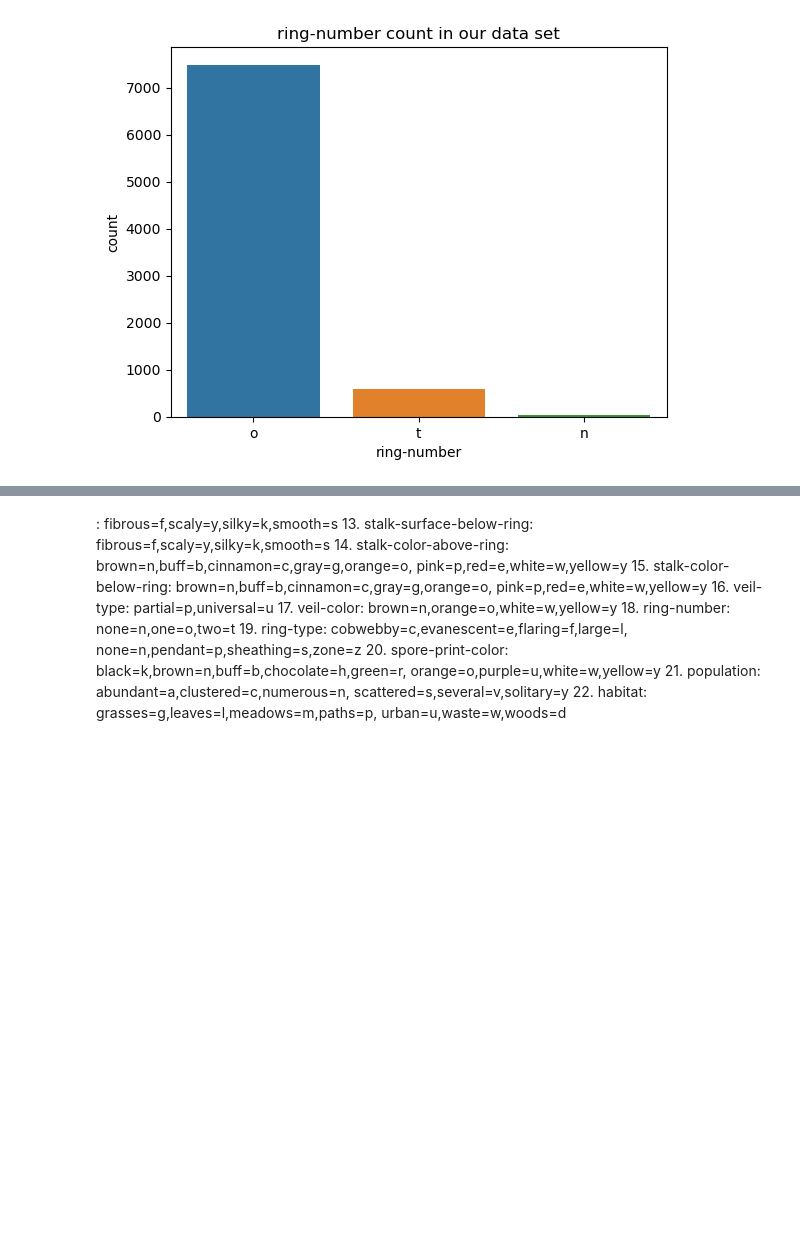
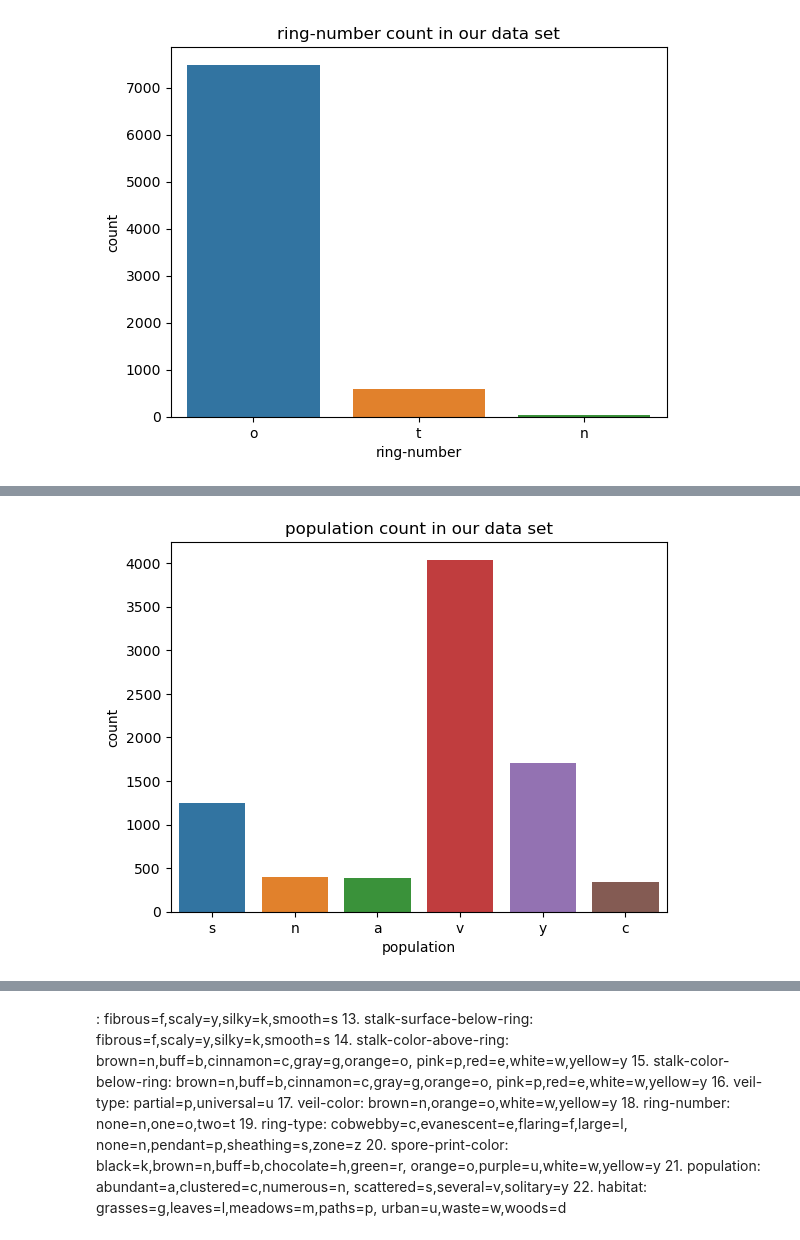
Before and after one commit to dev-ezzy/Big-Data, a Jupyter notebook: index.ipynb, the cells around one changed output, grey strips where cells are left out. Saved outputs shown, nothing was run; the diff lists cells and outputs as text; code cells hidden in the pictures; blank space fills up the shorter version.

```diff
--- a/index.ipynb
+++ b/index.ipynb
@@ -428,0 +437,4 @@ sns_xcount("ring-number", X)
+# %%
+sns_xcount("population", X)
+# %% [output]
+[figure, added]
```
Also changed, not shown: parts of 3 cells of this notebook.
